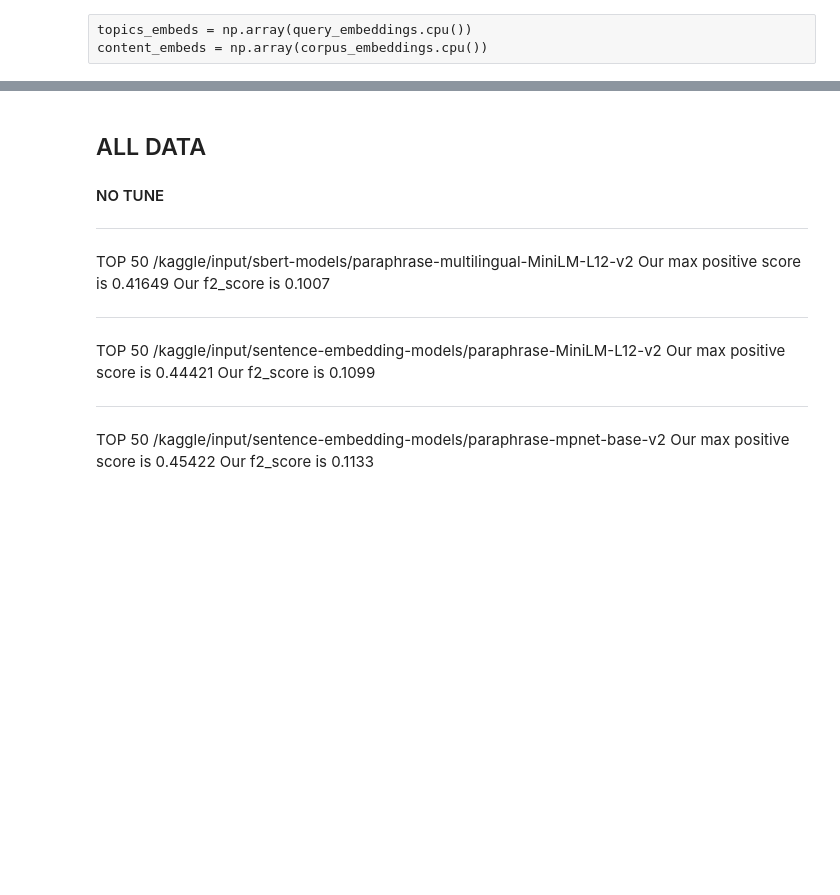
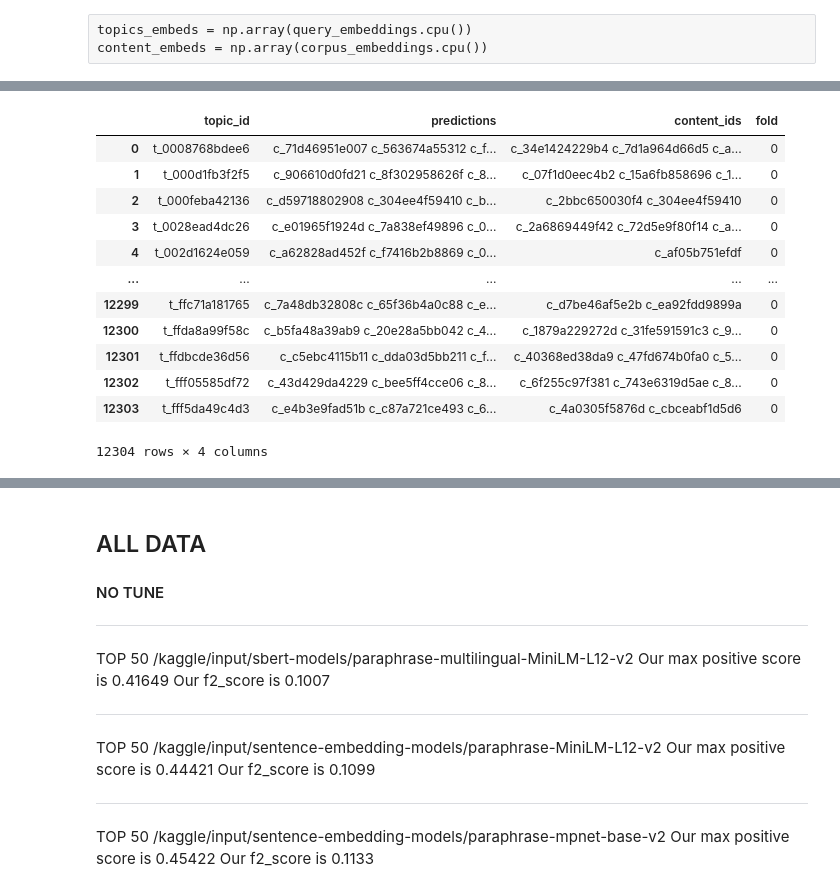
Before and after one commit to karakastarik/learning-equality-curriculum-recommendations, a Jupyter notebook: step-2-clustering.ipynb, the cells around one changed output, grey strips where cells are left out. Saved outputs shown, nothing was run; the diff lists cells and outputs as text; code cells hidden in the pictures; blank space fills up the shorter version.

```diff
--- a/step-2-clustering.ipynb
+++ b/step-2-clustering.ipynb
@@ -458,0 +637,15 @@ for topic_idx in tqdm(range(topics_embeds.shape[0])):
+# %%
+dfs = []
+for topic_idx in tqdm(range(topics_embeds.shape[0])):
+    content_idx = model.get_nns_by_vector(topics_embeds[topic_idx],n=5)
+    df_temp = content[content.index.isin(content_idx)]
+    df_temp['topic_id'] = list(topics[topics.index.isin([topic_idx])].topic_id)[0]
+    df_temp['topic_title'] = list(topics[topics.index.isin([topic_idx])].topic_title)[0]
+    df_temp['topic_language'] = list(topics[topics.index.isin([topic_idx])].topic_language)[0]
+    #df_temp['is_language'] = (df_temp['topic_language'] == df_temp['content_language'])
+    #df_temp = df_temp[(df_temp.is_language==True) | (df_temp.content_language=='en') | (df_temp.content_language=='es') | (df_temp.content_language=='fr') | (df_temp.content_language=='ar')]
+    if df_temp.shape[0] == 0:
+        break
+    #df_temp = df_temp.head(50)
+    #display(df_temp)
+    dfs.append(df_temp)
@@ -463,6 +664,22 @@ aa['predictions'] = aa.content_id.apply(lambda x: ' '.join(x))
 aa.drop('content_id',axis=1,inplace=True)
 # %%
 topics_test = aa.merge(correlations, how = 'inner', left_on = ['topic_id'], right_on = ['topic_id'])
+# %%
+topics_test#.topic_id.nunique()
+# %% [output]
+|  | topic_id | predictions | content_ids | fold |
+| 0 | t_0008768bdee6 | c_71d46951e007 c_563674a55312 c_f... | c_34e1424229b4 c_7d1a964d66d5 c_a... | 0 |
+| 1 | t_000d1fb3f2f5 | c_906610d0fd21 c_8f302958626f c_8... | c_07f1d0eec4b2 c_15a6fb858696 c_1... | 0 |
+| 2 | t_000feba42136 | c_d59718802908 c_304ee4f59410 c_b... | c_2bbc650030f4 c_304ee4f59410 | 0 |
+| 3 | t_0028ead4dc26 | c_e01965f1924d c_7a838ef49896 c_0... | c_2a6869449f42 c_72d5e9f80f14 c_a... | 0 |
+| 4 | t_002d1624e059 | c_a62828ad452f c_f7416b2b8869 c_0... | c_af05b751efdf | 0 |
+| ... | ... | ... | ... | ... |
+| 12299 | t_ffc71a181765 | c_7a48db32808c c_65f36b4a0c88 c_e... | c_d7be46af5e2b c_ea92fdd9899a | 0 |
+| 12300 | t_ffda8a99f58c | c_b5fa48a39ab9 c_20e28a5bb042 c_4... | c_1879a229272d c_31fe591591c3 c_9... | 0 |
+| 12301 | t_ffdbcde36d56 | c_c5ebc4115b11 c_dda03d5bb211 c_f... | c_40368ed38da9 c_47fd674b0fa0 c_5... | 0 |
+| 12302 | t_fff05585df72 | c_43d429da4229 c_bee5ff4cce06 c_8... | c_6f255c97f381 c_743e6319d5ae c_8... | 0 |
+| 12303 | t_fff5da49c4d3 | c_e4b3e9fad51b c_c87a721ce493 c_6... | c_4a0305f5876d c_cbceabf1d5d6 | 0 |
+12304 rows × 4 columns
 # %%
 pos_score = get_pos_score(topics_test['content_ids'], topics_test['predictions'])
 print(f'Our max positive score is {pos_score}')
```
Also changed, not shown: parts of 24 cells of this notebook, 1 other file.
